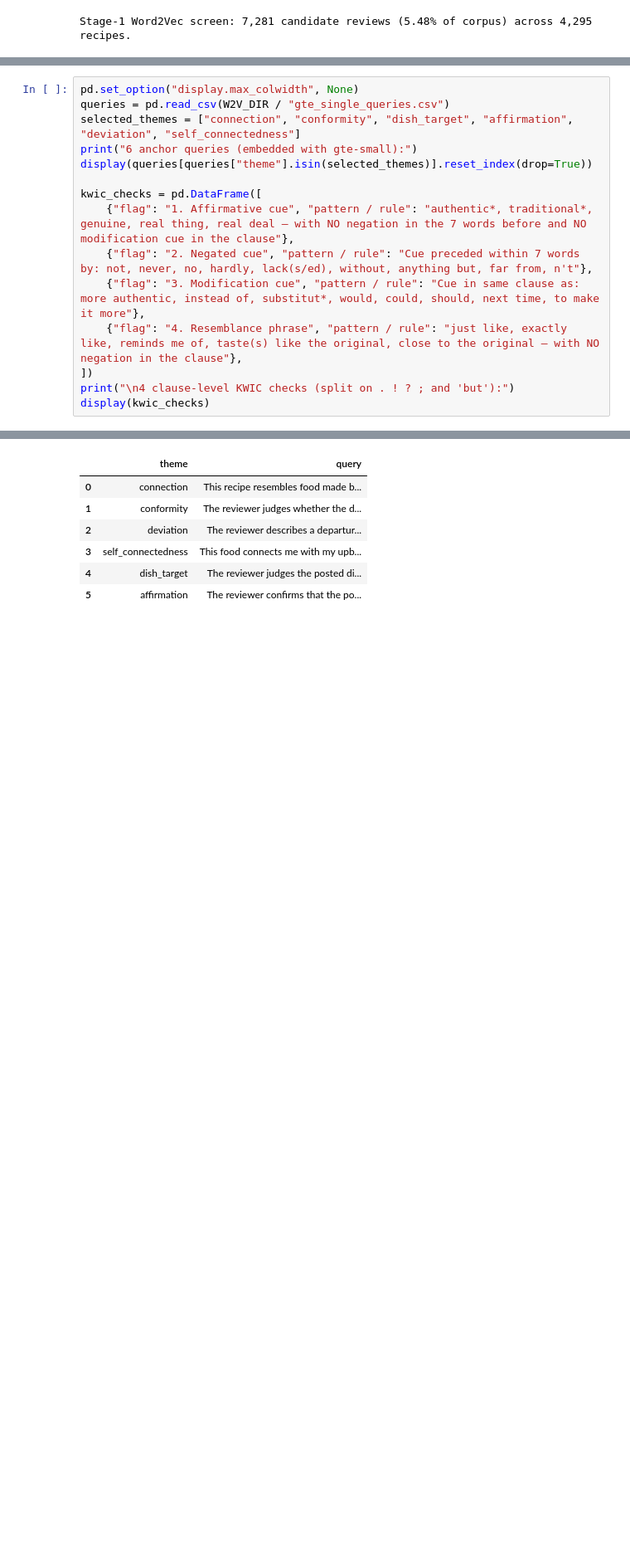
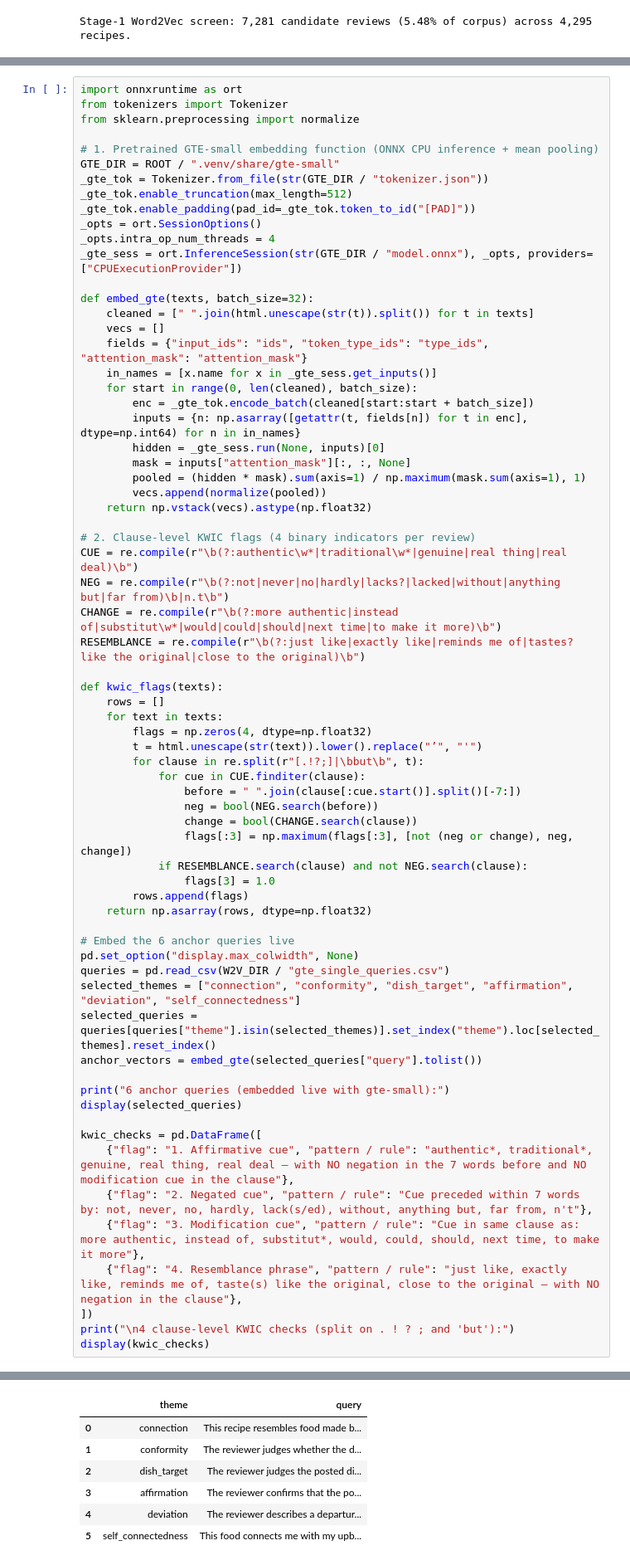
Before and after one commit to EstebanPerez99/cuisine-networks, a Jupyter notebook: notebooks/04_authenticity_review_analysis.ipynb, the cells around one changed output, grey strips where cells are left out. Shown at 83% size. Drawn from its saved outputs; the diff is of its cells as text; blank space fills up the shorter version.

```diff
--- a/notebooks/04_authenticity_review_analysis.ipynb
+++ b/notebooks/04_authenticity_review_analysis.ipynb
@@ -120,11 +120,64 @@ We turn those cues into **6 short anchor queries** and represent each review by
 - **6 cosine similarities** between the review's `gte-small` embedding and the 6 queries below.
 - **4 clause-level KWIC flags:** affirmative authenticity cue without negation/change, negated cue (*"not authentic"*), suggested change (*"more authentic"*), and resemblance phrasing (*"just like"*).
 # %%
+import onnxruntime as ort
+from tokenizers import Tokenizer
+from sklearn.preprocessing import normalize
+
+# 1. Pretrained GTE-small embedding function (ONNX CPU inference + mean pooling)
+GTE_DIR = ROOT / ".venv/share/gte-small"
+_gte_tok = Tokenizer.from_file(str(GTE_DIR / "tokenizer.json"))
+_gte_tok.enable_truncation(max_length=512)
+_gte_tok.enable_padding(pad_id=_gte_tok.token_to_id("[PAD]"))
+_opts = ort.SessionOptions()
+_opts.intra_op_num_threads = 4
+_gte_sess = ort.InferenceSession(str(GTE_DIR / "model.onnx"), _opts, providers=["CPUExecutionProvider"])
+
+def embed_gte(texts, batch_size=32):
+    cleaned = [" ".join(html.unescape(str(t)).split()) for t in texts]
+    vecs = []
+    fields = {"input_ids": "ids", "token_type_ids": "type_ids", "attention_mask": "attention_mask"}
+    in_names = [x.name for x in _gte_sess.get_inputs()]
+    for start in range(0, len(cleaned), batch_size):
+        enc = _gte_tok.encode_batch(cleaned[start:start + batch_size])
+        inputs = {n: np.asarray([getattr(t, fields[n]) for t in enc], dtype=np.int64) for n in in_names}
+        hidden = _gte_sess.run(None, inputs)[0]
+        mask = inputs["attention_mask"][:, :, None]
+        pooled = (hidden * mask).sum(axis=1) / np.maximum(mask.sum(axis=1), 1)
+        vecs.append(normalize(pooled))
+    return np.vstack(vecs).astype(np.float32)
+
+# 2. Clause-level KWIC flags (4 binary indicators per review)
+CUE = re.compile(r"\b(?:authentic\w*|traditional\w*|genuine|real thing|real deal)\b")
+NEG = re.compile(r"\b(?:not|never|no|hardly|lacks?|lacked|without|anything but|far from)\b|n.t\b")
+CHANGE = re.compile(r"\b(?:more authentic|instead of|substitut\w*|would|could|should|next time|to make it more)\b")
+RESEMBLANCE = re.compile(r"\b(?:just like|exactly like|reminds me of|tastes? like the original|close to the original)\b")
+
+def kwic_flags(texts):
+    rows = []
+    for text in texts:
+        flags = np.zeros(4, dtype=np.float32)
+        t = html.unescape(str(text)).lower().replace("’", "'")
+        for clause in re.split(r"[.!?;]|\bbut\b", t):
+            for cue in CUE.finditer(clause):
+                before = " ".join(clause[:cue.start()].split()[-7:])
+                neg = bool(NEG.search(before))
+                change = bool(CHANGE.search(clause))
+                flags[:3] = np.maximum(flags[:3], [not (neg or change), neg, change])
+            if RESEMBLANCE.search(clause) and not NEG.search(clause):
+                flags[3] = 1.0
+        rows.append(flags)
+    return np.asarray(rows, dtype=np.float32)
+
+# Embed the 6 anchor queries live
 pd.set_option("display.max_colwidth", None)
 queries = pd.read_csv(W2V_DIR / "gte_single_queries.csv")
 selected_themes = ["connection", "conformity", "dish_target", "affirmation", "deviation", "self_connectedness"]
-print("6 anchor queries (embedded with gte-small):")
-display(queries[queries["theme"].isin(selected_themes)].reset_index(drop=True))
+selected_queries = queries[queries["theme"].isin(selected_themes)].set_index("theme").loc[selected_themes].reset_index()
+anchor_vectors = embed_gte(selected_queries["query"].tolist())
+
+print("6 anchor queries (embedded live with gte-small):")
+display(selected_queries)
 
 kwic_checks = pd.DataFrame([
     {"flag": "1. Affirmative cue", "pattern / rule": "authentic*, traditional*, genuine, real thing, real deal — with NO negation in the 7 words before and NO modification cue in the clause"},
@@ -139,10 +192,10 @@ display(kwic_checks)
 |  | theme | query |
 | 0 | connection | This recipe resembles food made b... |
 | 1 | conformity | The reviewer judges whether the d... |
-| 2 | deviation | The reviewer describes a departur... |
-| 3 | self_connectedness | This food connects me with my upb... |
-| 4 | dish_target | The reviewer judges the posted di... |
-| 5 | affirmation | The reviewer confirms that the po... |
+| 2 | dish_target | The reviewer judges the posted di... |
+| 3 | affirmation | The reviewer confirms that the po... |
+| 4 | deviation | The reviewer describes a departur... |
+| 5 | self_connectedness | This food connects me with my upb... |
 4 clause-level KWIC checks (split on . ! ? ; and 'but'):
 |  | flag | pattern / rule |
 | 0 | 1. Affirmative cue | authentic*, traditional*, genuine... |
```
Also changed, not shown: parts of 7 cells of this notebook.
